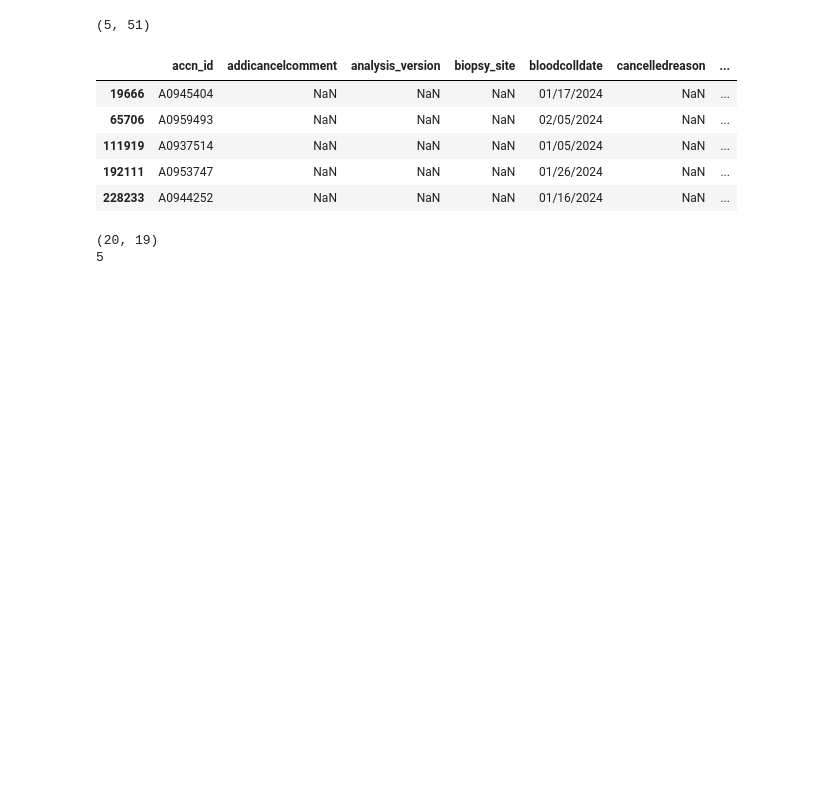
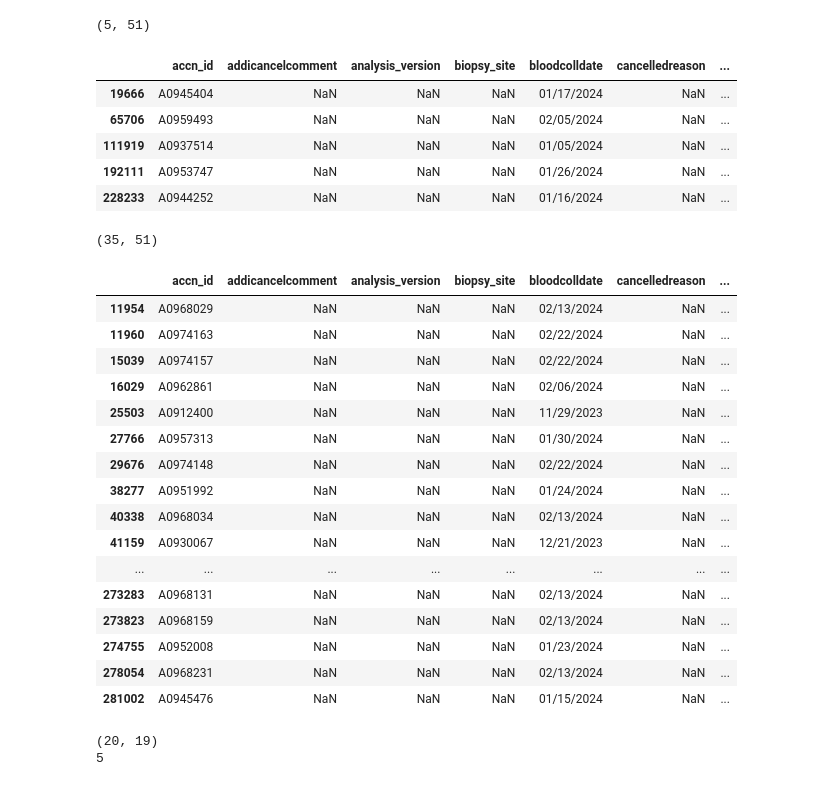
Before and after one commit to gh-hazhang/scripts, a Jupyter notebook: Before_02152024/Quick_check.ipynb, the cells around one changed output. Saved outputs shown, nothing was run; the diff lists cells and outputs as text; code cells hidden in the pictures; blank space fills up the shorter version.

```diff
--- a/Before_02152024/Quick_check.ipynb
+++ b/Before_02152024/Quick_check.ipynb
@@ -248,4 +242,42 @@ df_lims_NCC
 | 111919 | A0937514 | NaN | NaN | NaN | 01/05/2024 | NaN | ... |
 | 192111 | A0953747 | NaN | NaN | NaN | 01/26/2024 | NaN | ... |
 | 228233 | A0944252 | NaN | NaN | NaN | 01/16/2024 | NaN | ... |
+# %%
+#For FIS01_IST01_Infinity_01 batch
+
+#get the required columns information from LIMs based on "accn_id" in fact_accessions.tsv which is "GHRequestID"
+requestid_list = df_ori.Request.tolist()
+df_lims_FIS = df_lims[df_lims.accn_id.isin(requestid_list)]
+# check this df_lims_FIS first to learn important columns such as "customerpatientid", "visitname"
+# df_lims_FIS # checkthis
+
+#found two sample's "customerpatientid" is Nan, so filled with "Nan"
+df_lims_FIS["customerpatientid"] = df_lims_FIS["customerpatientid"].fillna("NaN")
+
+#create the "Customer_SampleID" since all 35 samples's "customersampleid" are missing
+df_lims_FIS["customersampleid"] = df_lims_FIS["customerpatientid"] + "_" + df_lims_FIS["visitname"]
+print(df_lims_FIS.shape)
+
+#save the customized fact_accessions file
+df_lims_FIS.to_csv("/home/hazhang/projects/Quick_check_script/FIS01_IST01_Infinity_01/fact_accessions_FIS01_IST01_Infinity_01_HYZ_03182024.tsv", sep='\t', index=False)
+df_lims_FIS
+# %% [output]
+(35, 51)
+|  | accn_id | addicancelcomment | analysis_version | biopsy_site | bloodcolldate | cancelledreason | ... |
+| 11954 | A0968029 | NaN | NaN | NaN | 02/13/2024 | NaN | ... |
+| 11960 | A0974163 | NaN | NaN | NaN | 02/22/2024 | NaN | ... |
+| 15039 | A0974157 | NaN | NaN | NaN | 02/22/2024 | NaN | ... |
+| 16029 | A0962861 | NaN | NaN | NaN | 02/06/2024 | NaN | ... |
+| 25503 | A0912400 | NaN | NaN | NaN | 11/29/2023 | NaN | ... |
+| 27766 | A0957313 | NaN | NaN | NaN | 01/30/2024 | NaN | ... |
+| 29676 | A0974148 | NaN | NaN | NaN | 02/22/2024 | NaN | ... |
+| 38277 | A0951992 | NaN | NaN | NaN | 01/24/2024 | NaN | ... |
+| 40338 | A0968034 | NaN | NaN | NaN | 02/13/2024 | NaN | ... |
+| 41159 | A0930067 | NaN | NaN | NaN | 12/21/2023 | NaN | ... |
+| ... | ... | ... | ... | ... | ... | ... | ... |
+| 273283 | A0968131 | NaN | NaN | NaN | 02/13/2024 | NaN | ... |
+| 273823 | A0968159 | NaN | NaN | NaN | 02/13/2024 | NaN | ... |
+| 274755 | A0952008 | NaN | NaN | NaN | 01/23/2024 | NaN | ... |
+| 278054 | A0968231 | NaN | NaN | NaN | 02/13/2024 | NaN | ... |
+| 281002 | A0945476 | NaN | NaN | NaN | 01/15/2024 | NaN | ... |
 # %%
```
Also changed, not shown: parts of 10 cells of this notebook, 7 other files.
